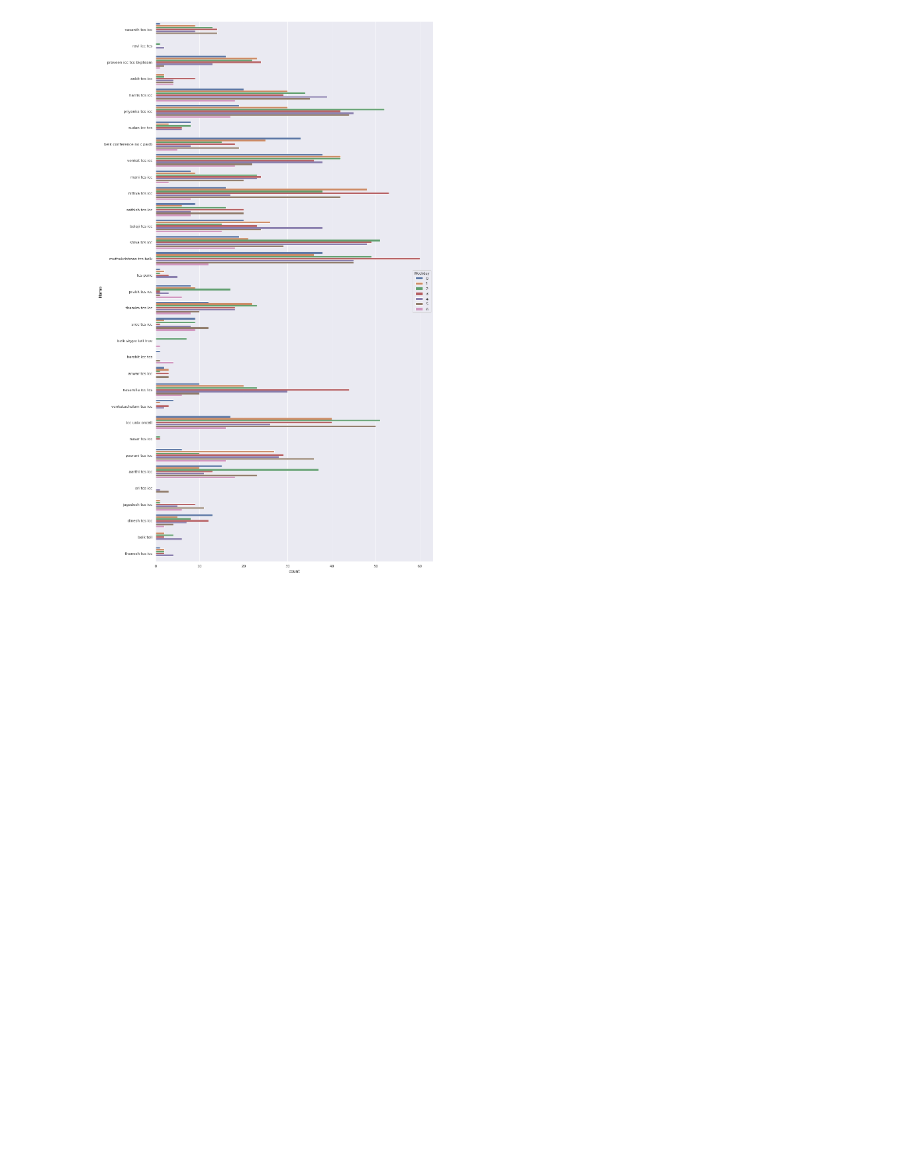
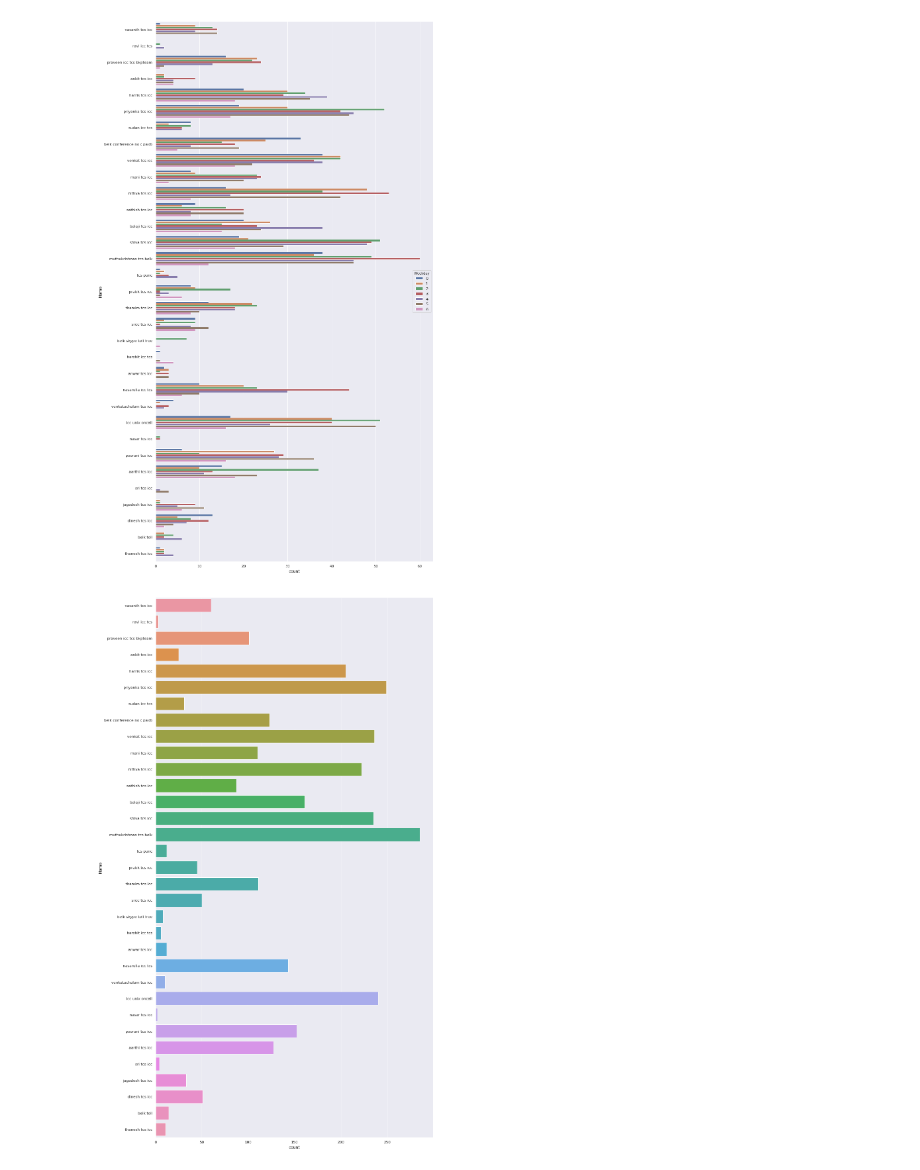
Before and after one commit to prakasarul/Phone_call_data_analysis, a Jupyter notebook: CALL_Analysis_Data.ipynb, the cells around one changed output. Drawn from its saved outputs; the diff is of its cells as text; code cells hidden in the pictures; blank space fills up the shorter version.

Commit message:
CAll Data Analysis--2

```diff
--- a/CALL_Analysis_Data.ipynb
+++ b/CALL_Analysis_Data.ipynb
@@ -98,3 +61,9 @@ fig, ax = pyplot.subplots(figsize=a4_dims)
 ax=sns.countplot(y="Name", hue="Weekday", data=data)
 # %% [output]
 [figure]
+# %%
+a4_dims = (15,30)
+fig, ax = pyplot.subplots(figsize=a4_dims)
+ax = sns.countplot(y="Name", data=data)
+# %% [output]
+[figure, added]
```
Also changed, not shown: parts of 3 cells of this notebook.
